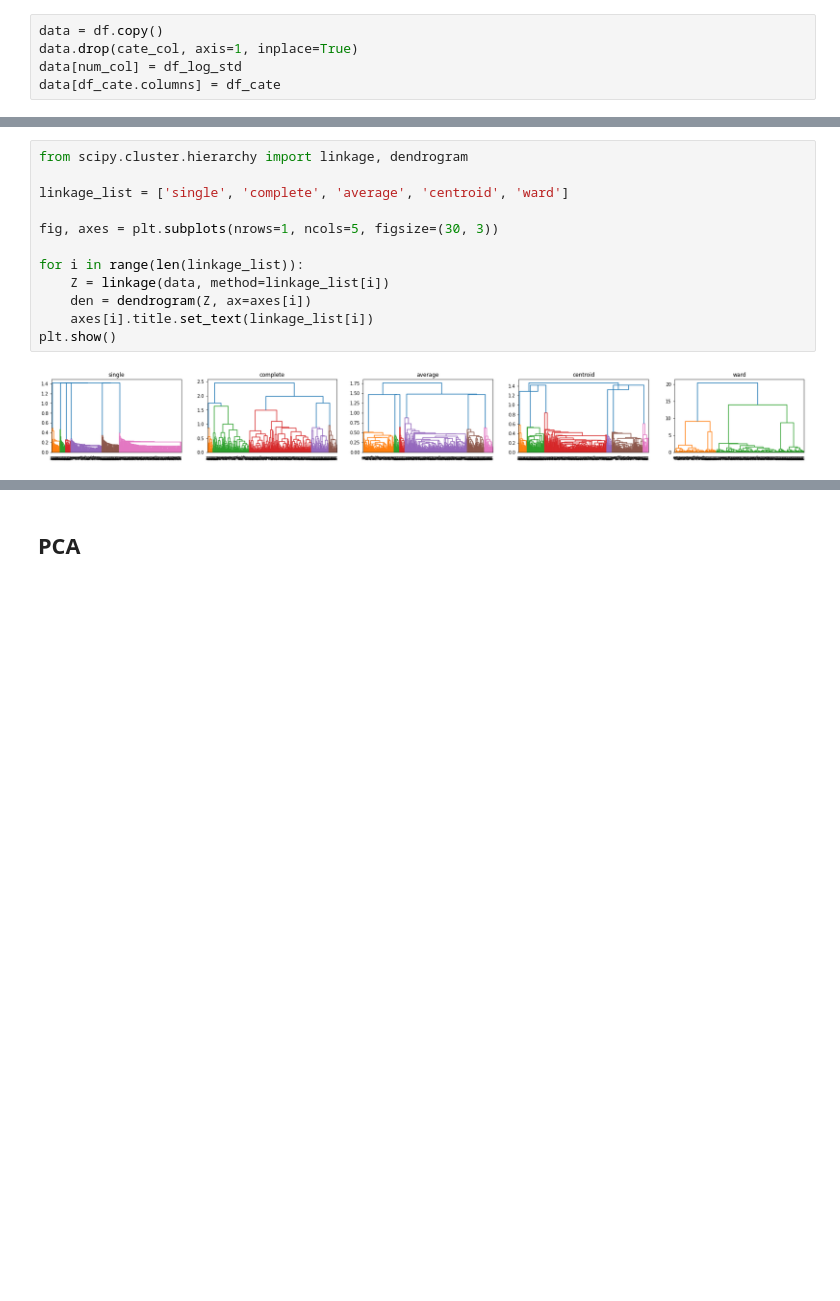
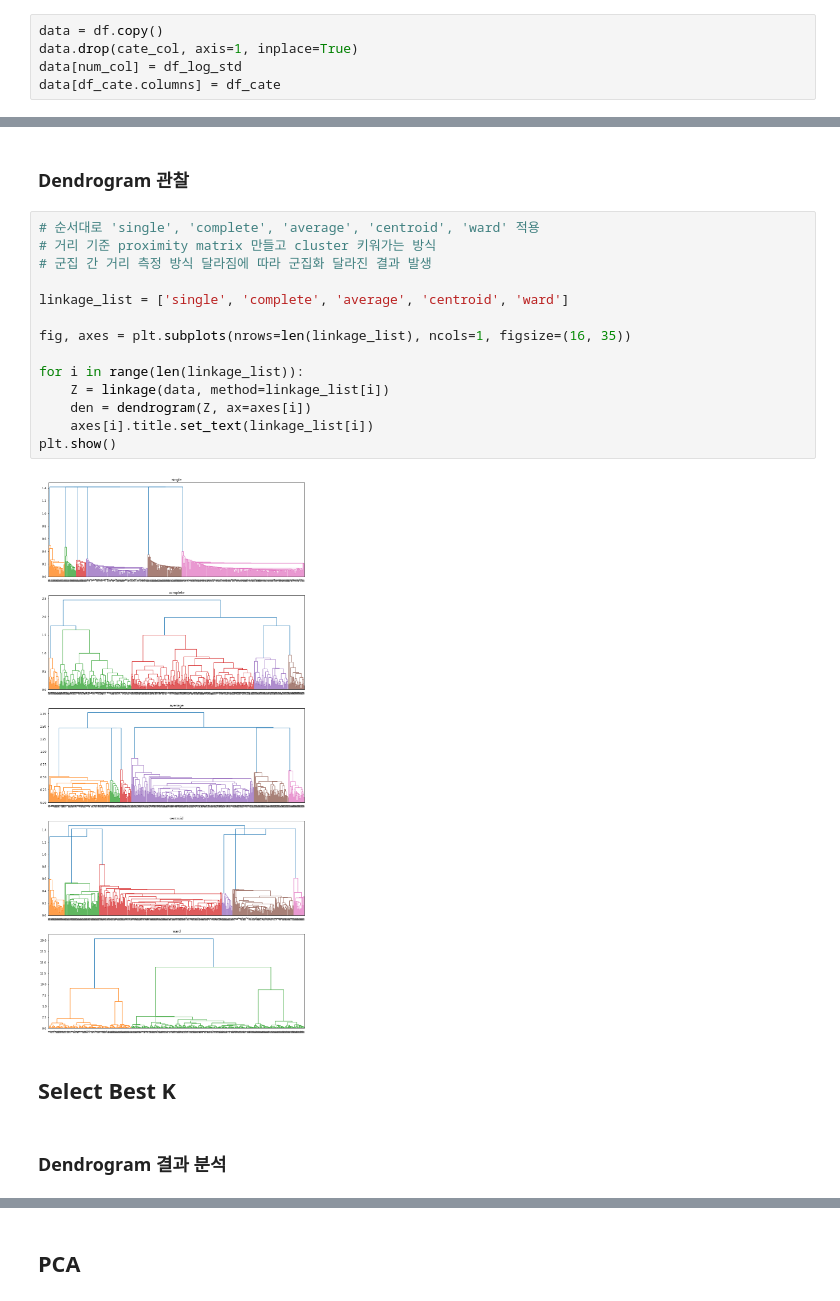
Before and after one commit to cocktail-clustering/1st-clustering, a Jupyter notebook: sales_hierarchical.ipynb, the cells around one changed output, grey strips where cells are left out. Cells and saved outputs as stored; diff of their text form; blank space fills up the shorter version.

```diff
--- a/sales_hierarchical.ipynb
+++ b/sales_hierarchical.ipynb
@@ -316,14 +334,22 @@ data.head()
+# %% [markdown]
+### **Dendrogram 관찰**
 # %%
-from scipy.cluster.hierarchy import linkage, dendrogram
+# 순서대로 'single', 'complete', 'average', 'centroid', 'ward' 적용
+# 거리 기준 proximity matrix 만들고 cluster 키워가는 방식
+# 군집 간 거리 측정 방식 달라짐에 따라 군집화 달라진 결과 발생
 
 linkage_list = ['single', 'complete', 'average', 'centroid', 'ward']
 
-fig, axes = plt.subplots(nrows=1, ncols=5, figsize=(30, 3))
+fig, axes = plt.subplots(nrows=len(linkage_list), ncols=1, figsize=(16, 35))
 
 for i in range(len(linkage_list)):
     Z = linkage(data, method=linkage_list[i])
     den = dendrogram(Z, ax=axes[i])
     axes[i].title.set_text(linkage_list[i])
 plt.show()
 # %% [output]
-[figure, old version]
+[figure, new version]
+# %% [markdown]
+## Select Best K
+# %% [markdown]
+### **Dendrogram 결과 분석**
```
Also changed, not shown: parts of 86 cells of this notebook, 3 other files.
